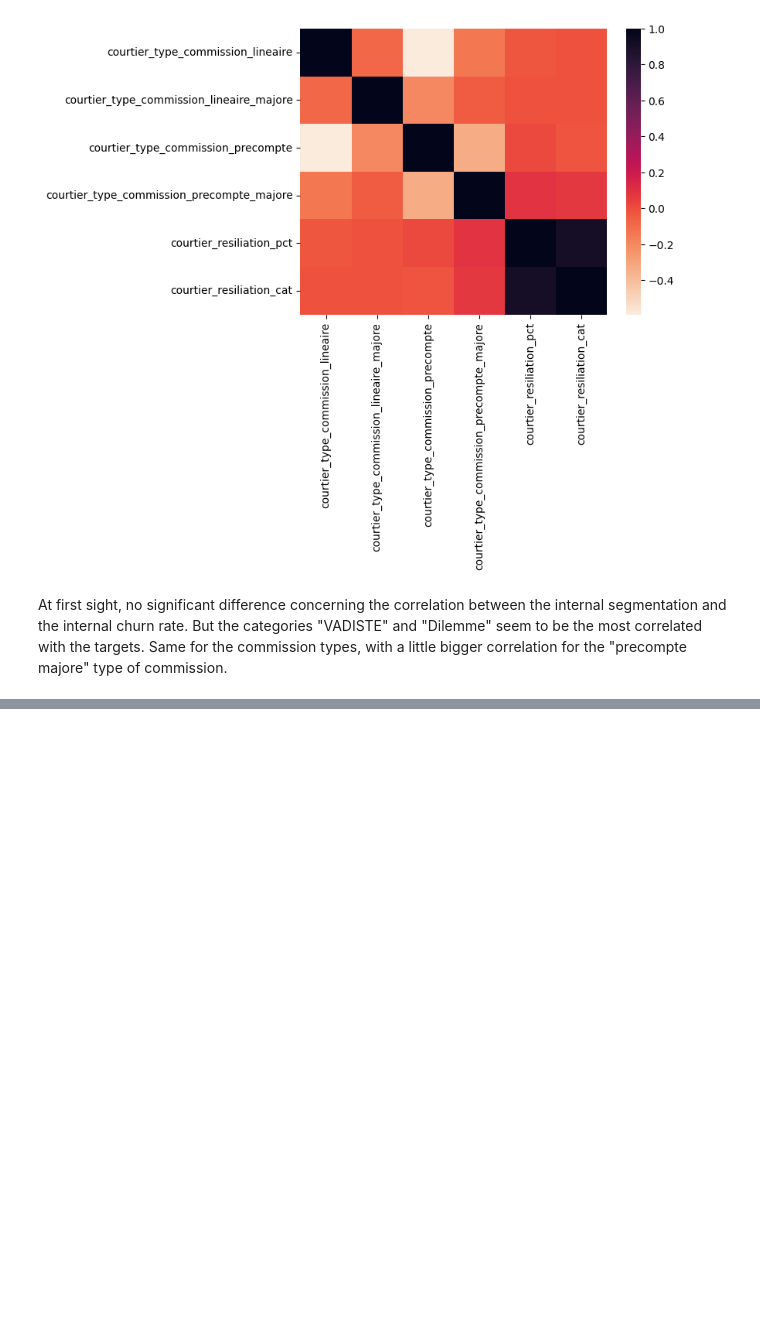
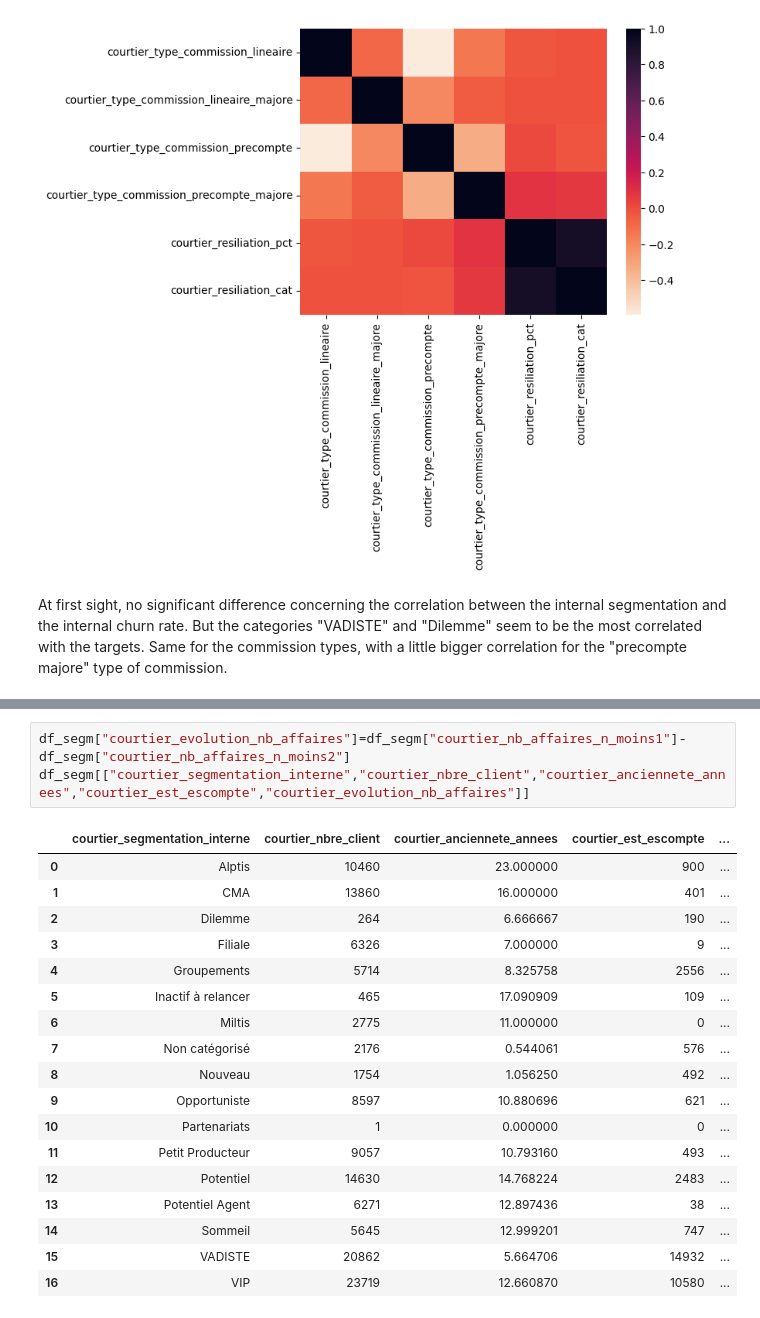
Before and after one commit to kellybourbon2/Alptis-churn-prediction, a Jupyter notebook: Broker_internal_churn.ipynb, the cells around one changed output, grey strips where cells are left out. Cells and saved outputs as stored; diff of their text form; blank space fills up the shorter version.

```diff
--- a/Broker_internal_churn.ipynb
+++ b/Broker_internal_churn.ipynb
@@ -264,0 +174,22 @@ aggregate_by_commission_type(df_broker)
+# %%
+df_segm["courtier_evolution_nb_affaires"]=df_segm["courtier_nb_affaires_n_moins1"]-df_segm["courtier_nb_affaires_n_moins2"]
+df_segm[["courtier_segmentation_interne","courtier_nbre_client","courtier_anciennete_annees","courtier_est_escompte","courtier_evolution_nb_affaires"]]
+# %% [output]
+|  | courtier_segmentation_interne | courtier_nbre_client | courtier_anciennete_annees | courtier_est_escompte | ... |
+| 0 | Alptis | 10460 | 23.000000 | 900 | ... |
+| 1 | CMA | 13860 | 16.000000 | 401 | ... |
+| 2 | Dilemme | 264 | 6.666667 | 190 | ... |
+| 3 | Filiale | 6326 | 7.000000 | 9 | ... |
+| 4 | Groupements | 5714 | 8.325758 | 2556 | ... |
+| 5 | Inactif à relancer | 465 | 17.090909 | 109 | ... |
+| 6 | Miltis | 2775 | 11.000000 | 0 | ... |
+| 7 | Non catégorisé | 2176 | 0.544061 | 576 | ... |
+| 8 | Nouveau | 1754 | 1.056250 | 492 | ... |
+| 9 | Opportuniste | 8597 | 10.880696 | 621 | ... |
+| 10 | Partenariats | 1 | 0.000000 | 0 | ... |
+| 11 | Petit Producteur | 9057 | 10.793160 | 493 | ... |
+| 12 | Potentiel | 14630 | 14.768224 | 2483 | ... |
+| 13 | Potentiel Agent | 6271 | 12.897436 | 38 | ... |
+| 14 | Sommeil | 5645 | 12.999201 | 747 | ... |
+| 15 | VADISTE | 20862 | 5.664706 | 14932 | ... |
+| 16 | VIP | 23719 | 12.660870 | 10580 | ... |
```
Also changed, not shown: parts of 21 cells of this notebook, 2 other files.
